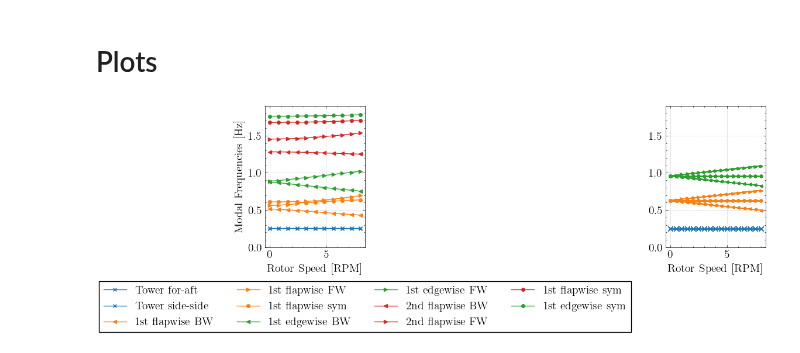
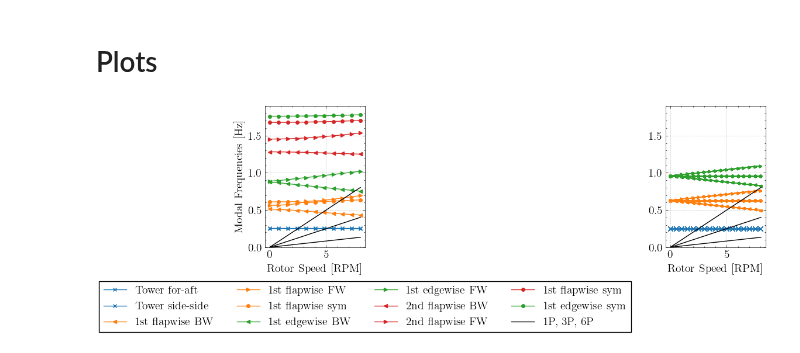
Before and after one commit to SpyrosAcheimastos/LAC, a Jupyter notebook: Assignment_2/Code/Plots_Structural_Comparison.ipynb, the cells around one changed output. Saved outputs shown, nothing was run; the diff lists cells and outputs as text; code cells hidden in the pictures.

Commit message:
Update plots

```diff
--- a/Assignment_2/Code/Plots_Structural_Comparison.ipynb
+++ b/Assignment_2/Code/Plots_Structural_Comparison.ipynb
@@ -21,7 +21,7 @@ plt.rcParams['font.weight'] = 'normal'
 # Load HAWCStab2
 # %%
 TURBINE_NAME = 'Breeze Boss'
-CMB_PATH = './structural_Campbell_BB.cmb'
+CMB_PATH = '../campbell/part_1.cbm'
 MODE_NAMES = ['Tower for-aft', 'Tower side-side', '1st flapwise BW', '1st flapwise FW', '1st flapwise sym',
               '1st edgewise BW', '1st edgewise FW', '2nd flapwise BW', '2nd flapwise FW', '1st flapwise sym', '1st edgewise sym']
 DT_MODENUM = 12  # what mode number in HAWCStab2 is the drivetrain mode?
@@ -54,6 +54,15 @@ SYM_1st_flap = np.ones(len(rpm_rotor))*Blade_1_st_flap
 BW_1_st_edge = Blade_1_st_edge - rpm_rotor
 FW_1_st_edge = Blade_1_st_edge + rpm_rotor
 SYM_1st_edge = np.ones(len(rpm_rotor))*Blade_1_st_edge
+# %%
+data_path = np.loadtxt("..\data\BB_redesign_compute_flex_opt.opt", skiprows=1)
+
+max_rpm = data_path[:,2][-1]
+
+data_x = np.array([0, max_rpm])
+data_1p = data_x/60
+data_3p = data_x/60 * 3
+data_6p = data_x/60 *6
 # %% [markdown]
 # Plots
 # %%
@@ -110,31 +119,37 @@ for i in range(NMODES):
 
     # Plot edgewise modes
     axs[1].plot(rpm_rotor, BW_1_st_edge/60,  marker='<', markersize=3, color='tab:green')
     axs[1].plot(rpm_rotor, FW_1_st_edge/60,  marker='>', markersize=3, color='tab:green')
     axs[1].plot(rpm_rotor, SYM_1st_edge/60,  marker='o', markersize=3, color='tab:green')
 
     axs[1].plot(rpm_rotor, Tower*np.ones(len(rpm_rotor))/60, color='tab:blue', marker = 'x')
 
+axs[0].plot(data_x, data_1p, color='k', label='1P, 3P, 6P')
+axs[0].plot(data_x, data_3p, color='k')
+axs[0].plot(data_x, data_6p, color='k')
 
+axs[1].plot(data_x, data_1p, color='k')
+axs[1].plot(data_x, data_3p, color='k')
+axs[1].plot(data_x, data_6p, color='k')
 
 # load opt file, add P-harmonics?
 
 
 # prettify
 axs[0].set(xlabel='Rotor Speed [RPM]', ylabel='Modal Frequencies [Hz]')
 axs[0].grid(linewidth=0.5, linestyle='--', alpha=0.7)
 axs[0].legend(loc='upper center', bbox_to_anchor=(1., -0.2), ncol=4)
 axs[0].set_ylim(0, 1.9)
 
 axs[1].set(xlabel='Rotor Speed [RPM]')
 axs[1].grid(linewidth=0.5, linestyle='--', alpha=0.7)
 axs[1].set_ylim(0, 1.9)
 
 
 plt.savefig('structural_comparison.pdf', dpi=300)
 
 # add figure title and scale nicely
 # fig.suptitle(f'Aeroelastic Campbell diagram for {TURBINE_NAME}')
 fig.tight_layout()
 # %% [output]
-[figure, old version]
+[figure, new version]
```
Also changed, not shown: 5 other files.
